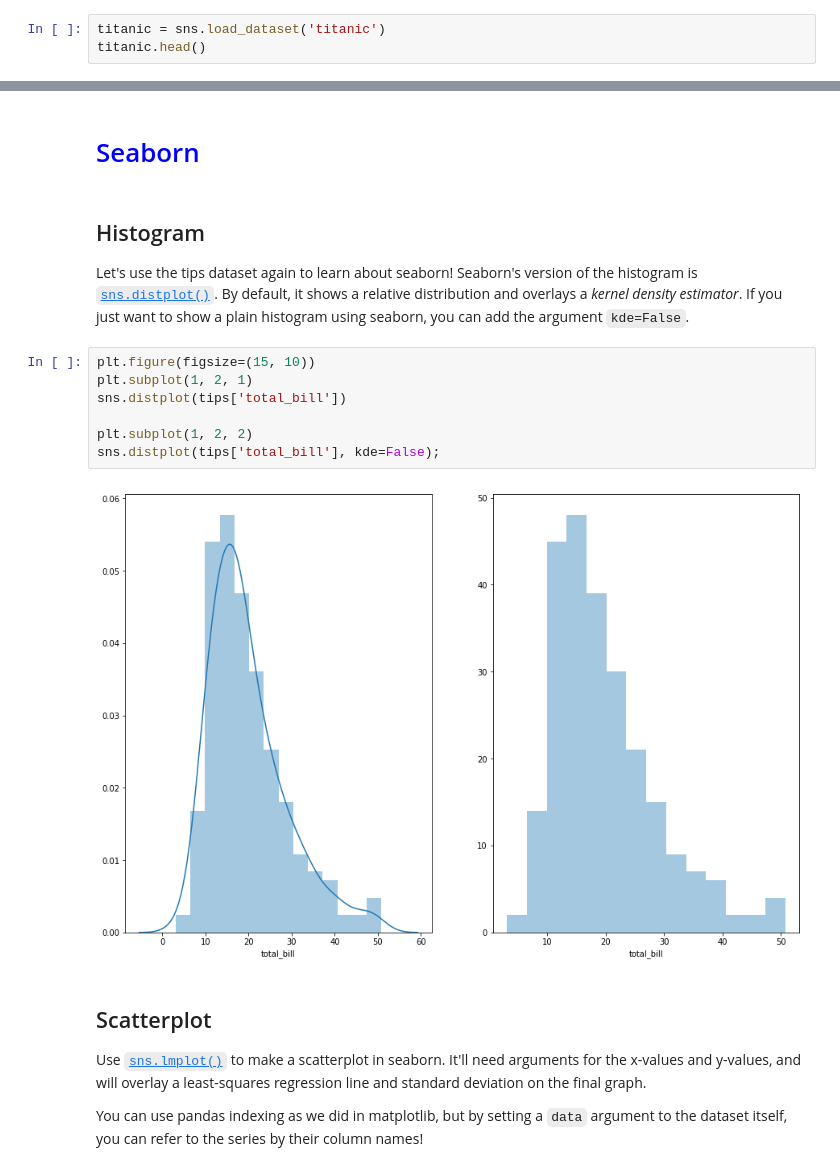
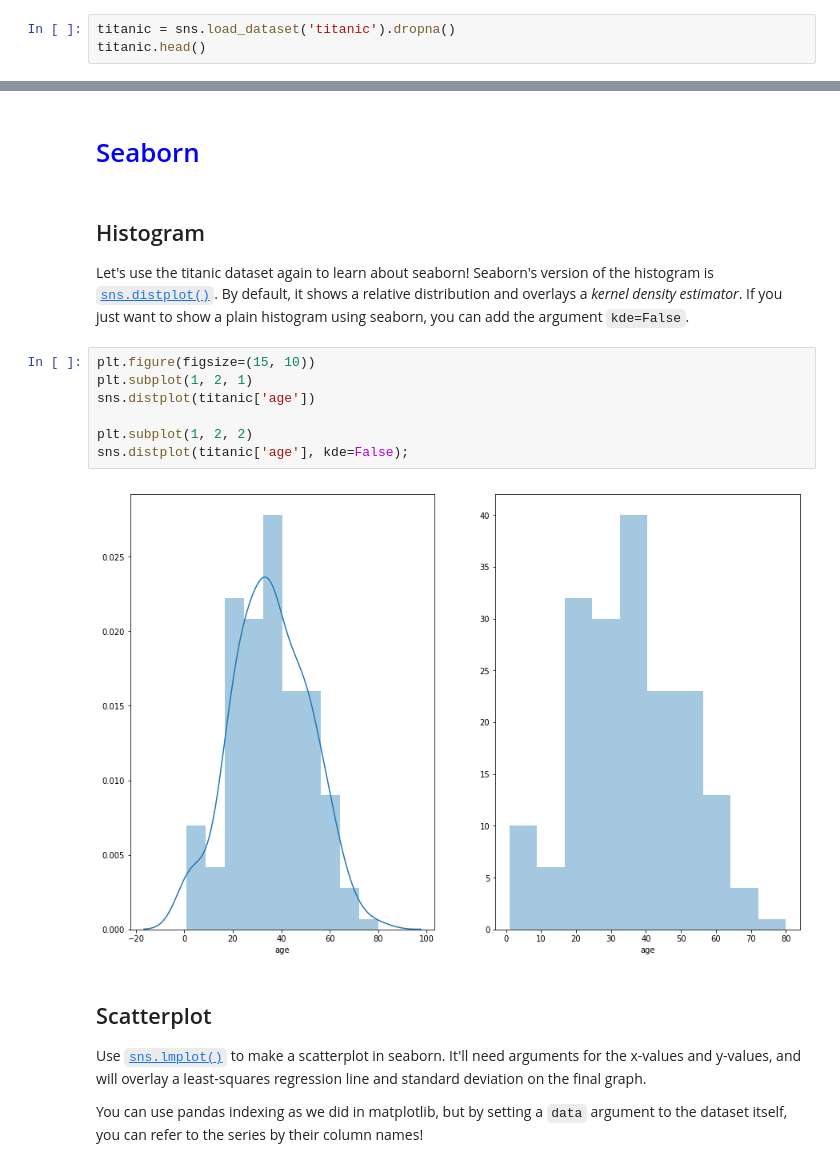
Before and after one commit to mpagador/python-libraries-visualization-workshop, a Jupyter notebook: DSS_Python_Libraries_Visualizations_Workshop_3_6_(Notebook).ipynb, the cells around one changed output, grey strips where cells are left out. Cells and saved outputs as stored; diff of their text form.

Commit message:
Update DSS_Python_Libraries_Visualizations_Workshop_3_6_(Notebook).ipynb
final matplotlib and seaborn examples

```diff
--- a/DSS_Python_Libraries_Visualizations_Workshop_3_6_(Notebook).ipynb
+++ b/DSS_Python_Libraries_Visualizations_Workshop_3_6_(Notebook).ipynb
@@ -753,7 +753,7 @@ plt.plot(np.arange(0, 7, 1), np.random.rand(7, 1))
 ## Histograms
 To explore other types of charts, let's load in a built-in dataset from Seanborn and take a quick look:
 # %%
-titanic = sns.load_dataset('titanic')
+titanic = sns.load_dataset('titanic').dropna()
 titanic.head()
 # %% [output]
 |  | survived | pclass | sex | age | sibsp | parch | fare | embarked | class | who | ... |
@@ -901,16 +901,16 @@ Given this scatterplot, do you think you'd be able to determine a student's race
 # <font id="4" color="blue"> Seaborn</font>
 # %% [markdown]
 ## Histogram
-Let's use the tips dataset again to learn about seaborn! Seaborn's version of the histogram is [`sns.distplot()`](https://seaborn.pydata.org/generated/seaborn.distplot.html#seaborn.distplot). By default, it shows a relative distribution and overlays a *kernel density estimator*. If you just want to show a plain histogram using seaborn, you can add the argument `kde=False`.
+Let's use the titanic dataset again to learn about seaborn! Seaborn's version of the histogram is [`sns.distplot()`](https://seaborn.pydata.org/generated/seaborn.distplot.html#seaborn.distplot). By default, it shows a relative distribution and overlays a *kernel density estimator*. If you just want to show a plain histogram using seaborn, you can add the argument `kde=False`.
 # %%
 plt.figure(figsize=(15, 10))
 plt.subplot(1, 2, 1)
-sns.distplot(tips['total_bill'])
+sns.distplot(titanic['age'])
 
 plt.subplot(1, 2, 2)
-sns.distplot(tips['total_bill'], kde=False);
+sns.distplot(titanic['age'], kde=False);
 # %% [output]
-[figure, old version]
+[figure, new version]
 # %% [markdown]
 ## Scatterplot
 Use [`sns.lmplot()`](https://seaborn.pydata.org/generated/seaborn.lmplot.html#seaborn.lmplot) to make a scatterplot in seaborn. It'll need arguments for the x-values and y-values, and will overlay a least-squares regression line and standard deviation on the final graph.
```
Also changed, not shown: parts of 18 cells of this notebook.
